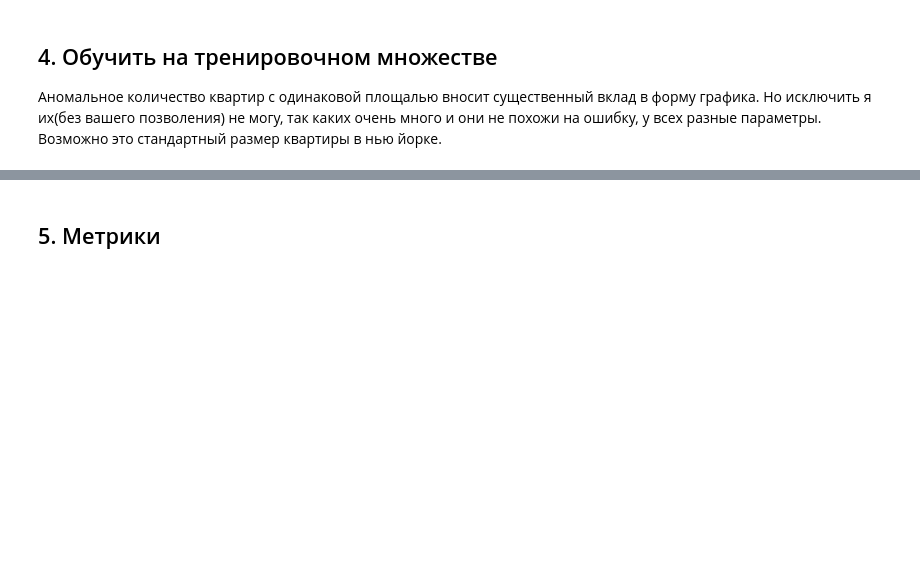
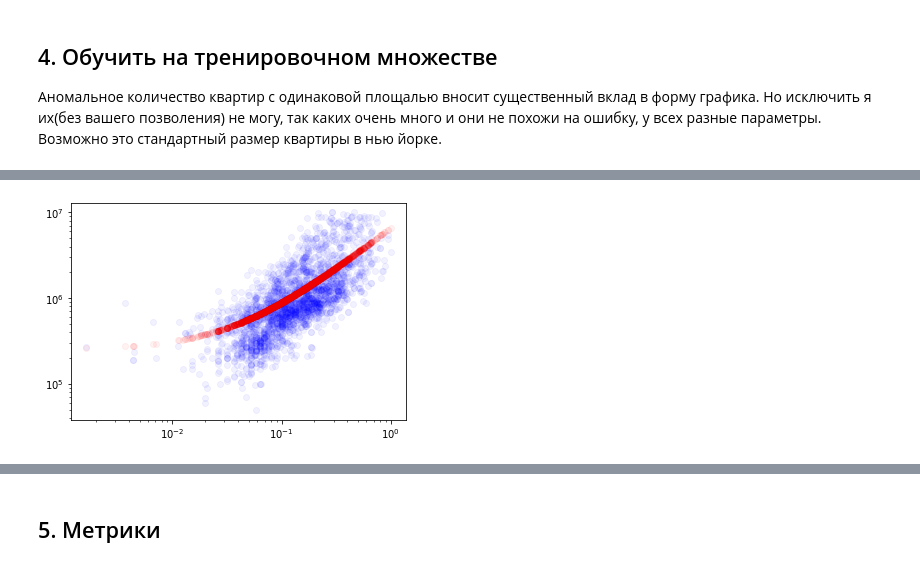
Before and after one commit to 24r3/ann2024, a Jupyter notebook: L3/lab3.ipynb, the cells around one changed output, grey strips where cells are left out. Saved outputs shown, nothing was run; the diff lists cells and outputs as text; code cells hidden in the pictures; blank space fills up the shorter version.

```diff
--- a/L3/lab3.ipynb
+++ b/L3/lab3.ipynb
@@ -130,0 +111,19 @@ fig.show()
+# %%
+def plot_prediction(x, y, y_pred):
+    fig = plt.figure()
+    ax = plt.gca()
+    ax.plot(x, y, 'o', c='blue', alpha=0.05)
+    ax.plot(x, y_pred, 'o', c='red', alpha=0.05)
+    ax.set_yscale('log')
+    ax.set_xscale('log')
+solutions = []
+# %%
+#A Линейная регрессия
+from sklearn.linear_model import LinearRegression, LogisticRegression
+lire = LinearRegression()
+lire.fit(xTR_scaled.reshape(-1, 1), yTR)
+yTR_lire = lire.predict(xTR_scaled.reshape(-1, 1))
+plot_prediction(xTR_scaled, yTR, yTR_lire)
+solutions.append(("Linear Regression", lire))
+# %% [output]
+[figure, added]
```
Also changed, not shown: parts of 10 cells of this notebook.
